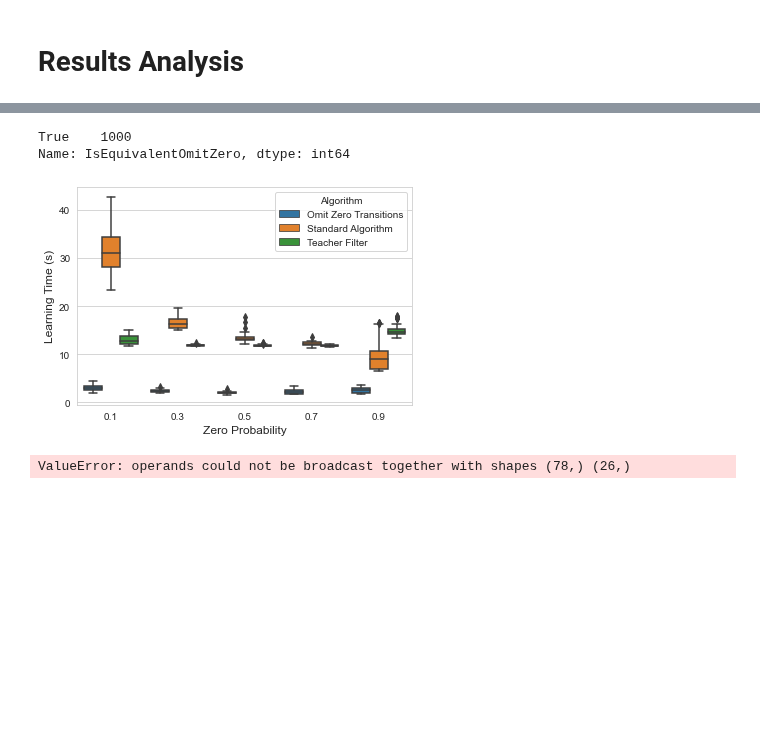
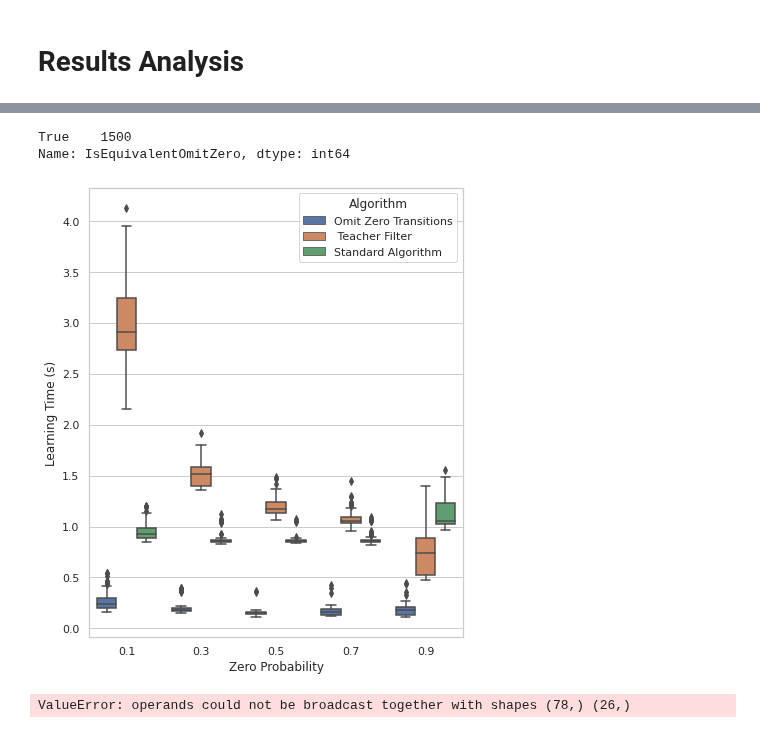
Before and after one commit to neuralchecker/pymodelextractor_model_guided_extraction, a Jupyter notebook: experiments/compare_on_random_pdfa_varying_zero_probs/data_analysis.ipynb, the cells around one changed output, grey strips where cells are left out. Drawn from its saved outputs; the diff is of its cells as text; code cells hidden in the pictures; blank space fills up the shorter version.

```diff
--- a/experiments/compare_on_random_pdfa_varying_zero_probs/data_analysis.ipynb
+++ b/experiments/compare_on_random_pdfa_varying_zero_probs/data_analysis.ipynb
@@ -6,7 +6,7 @@ import seaborn as sns
 # %% [markdown]
 # Data Loading
 # %%
-evaluation_data = pd.read_csv('./results/results_14_03_2024_15_49_10.csv')
+evaluation_data = pd.read_csv('./results/results_15_03_2024_05_05_15.csv')
 # %% [markdown]
 # Results Analysis
 # %%
@@ -71,14 +71,14 @@ evaluation_data_exact = evaluation_data[evaluation_data["Algorithm"].apply(lambd
 evaluation_data_sampling =  evaluation_data[evaluation_data["Algorithm"].apply(lambda x: 'exact' not in str(x))]
 # %%
 import seaborn as sns
-#sns.set(rc={'figure.figsize':(6.7,8.27)})
+sns.set(rc={'figure.figsize':(6.7,8.27)})
 sns.set_style("whitegrid")
 ax = sns.boxplot(x="Zero_Probability", y="Time(s)", hue="Algorithm",
                  data=evaluation_data_exact)
 #plt.legend(title = 'Algorithm', labels=["QuaNT","$\mathrm{L_{P}^*}$"], fontsize = 12, frameon=True)
 ax.set_xlabel("Zero Probability", fontsize = 12)
 ax.set_ylabel("Learning Time (s)", fontsize = 12)
-new_labels = ["Omit Zero Transitions","Standard Algorithm"]
+new_labels = ["Omit Zero Transitions"," Teacher Filter","Standard Algorithm"]
 for t, l in zip(ax.get_legend().get_texts(), new_labels):
     t.set_text(l)
 # %% [output]
@@ -86,22 +86,22 @@ for t, l in zip(ax.get_legend().get_texts(), new_labels):
 # %%
 evaluation_data_exact["IsEquivalentOmitZero"].value_counts()
 # %% [output]
-True    1000
+True    1500
 Name: IsEquivalentOmitZero, dtype: int64
 # %%
 import seaborn as sns
-#sns.set(rc={'figure.figsize':(6.7,8.27)})
+sns.set(rc={'figure.figsize':(6.7,8.27)})
 sns.set_style("whitegrid")
 ax = sns.boxplot(x="Zero_Probability", y="Time(s)", hue="Algorithm",
                  data=evaluation_data_sampling)
 
 ax.set_xlabel("Zero Probability", fontsize = 12)
 ax.set_ylabel("Learning Time (s)", fontsize = 12)
-new_labels = ["Omit Zero Transitions","Standard Algorithm", "Teacher Filter"]
+new_labels = ["Omit Zero Transitions"," Teacher Filter","Standard Algorithm"]
 for t, l in zip(ax.get_legend().get_texts(), new_labels):
     t.set_text(l)
 # %% [output]
-[figure, old version]
+[figure, new version]
 # %%
 import seaborn as sns
 #sns.set(rc={'figure.figsize':(6.7,8.27)})
```
Also changed, not shown: parts of 4 cells of this notebook, 6 other files.
